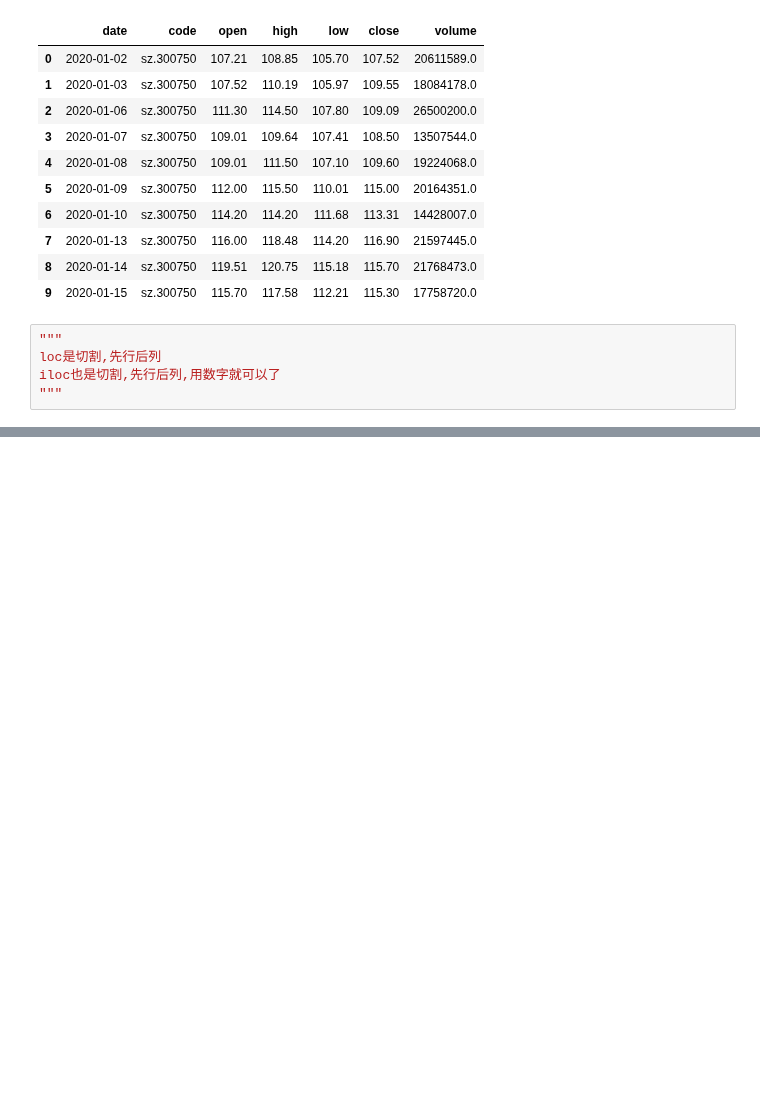
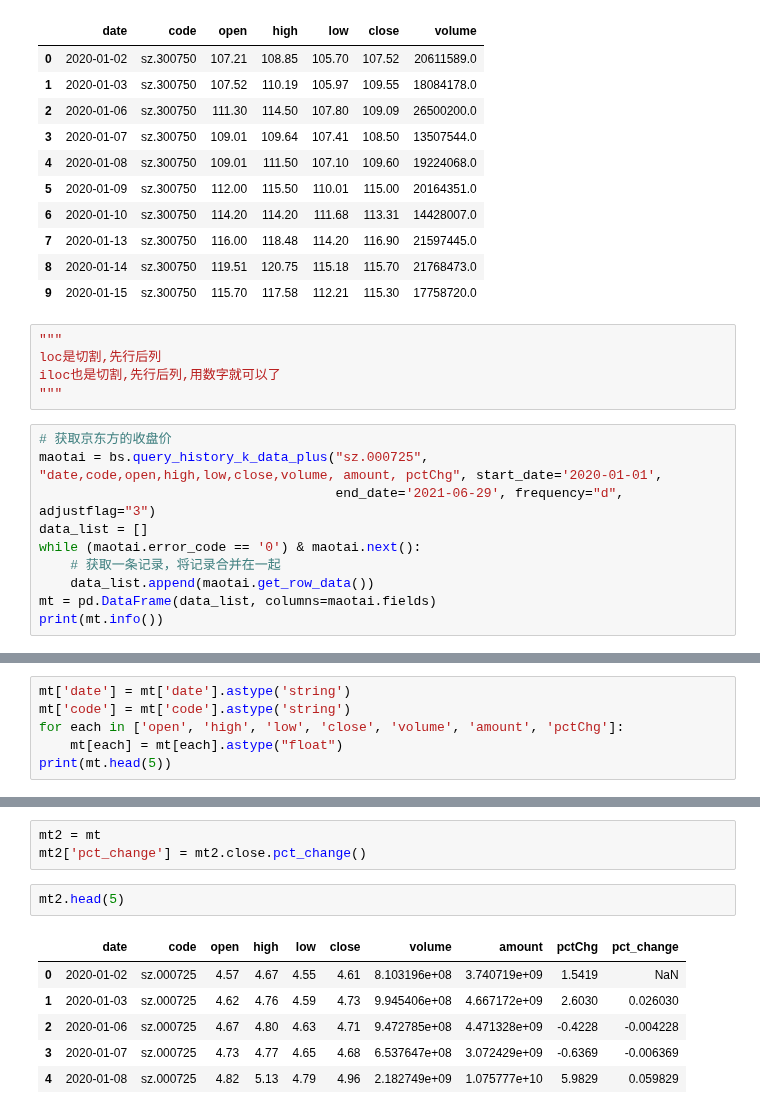
Before and after one commit to ysy2025/Quant, a Jupyter notebook: QuantPractice/量化交易之路-pandas2.ipynb, the cells around one changed output, grey strips where cells are left out. Saved outputs shown, nothing was run; the diff lists cells and outputs as text; blank space fills up the shorter version.

```diff
--- a/QuantPractice/量化交易之路-pandas2.ipynb
+++ b/QuantPractice/量化交易之路-pandas2.ipynb
@@ -164,3 +164,13 @@ mt.iloc[:10, :10]
 loc是切割,先行后列
 iloc也是切割,先行后列,用数字就可以了
 """
+# %%
+# 获取京东方的收盘价
+maotai = bs.query_history_k_data_plus("sz.000725", "date,code,open,high,low,close,volume, amount, pctChg", start_date='2020-01-01',
+                                      end_date='2021-06-29', frequency="d", adjustflag="3")
+data_list = []
+while (maotai.error_code == '0') & maotai.next():
+    # 获取一条记录，将记录合并在一起
+    data_list.append(maotai.get_row_data())
+mt = pd.DataFrame(data_list, columns=maotai.fields)
+print(mt.info())
@@ -166,0 +202,6 @@ iloc也是切割,先行后列,用数字就可以了
+# %%
+mt['date'] = mt['date'].astype('string')
+mt['code'] = mt['code'].astype('string')
+for each in ['open', 'high', 'low', 'close', 'volume', 'amount', 'pctChg']:
+    mt[each] = mt[each].astype("float")
+print(mt.head(5))
@@ -166,0 +298,12 @@ iloc也是切割,先行后列,用数字就可以了
+# %%
+mt2 = mt
+mt2['pct_change'] = mt2.close.pct_change()
+# %%
+mt2.head(5)
+# %% [output]
+|  | date | code | open | high | low | close | volume | amount | pctChg | pct_change |
+| 0 | 2020-01-02 | sz.000725 | 4.57 | 4.67 | 4.55 | 4.61 | 8.103196e+08 | 3.740719e+09 | 1.5419 | NaN |
+| 1 | 2020-01-03 | sz.000725 | 4.62 | 4.76 | 4.59 | 4.73 | 9.945406e+08 | 4.667172e+09 | 2.6030 | 0.026030 |
+| 2 | 2020-01-06 | sz.000725 | 4.67 | 4.80 | 4.63 | 4.71 | 9.472785e+08 | 4.471328e+09 | -0.4228 | -0.004228 |
+| 3 | 2020-01-07 | sz.000725 | 4.73 | 4.77 | 4.65 | 4.68 | 6.537647e+08 | 3.072429e+09 | -0.6369 | -0.006369 |
+| 4 | 2020-01-08 | sz.000725 | 4.82 | 5.13 | 4.79 | 4.96 | 2.182749e+09 | 1.075777e+10 | 5.9829 | 0.059829 |
```
Also changed, not shown: parts of 16 cells of this notebook, 2 other files.
